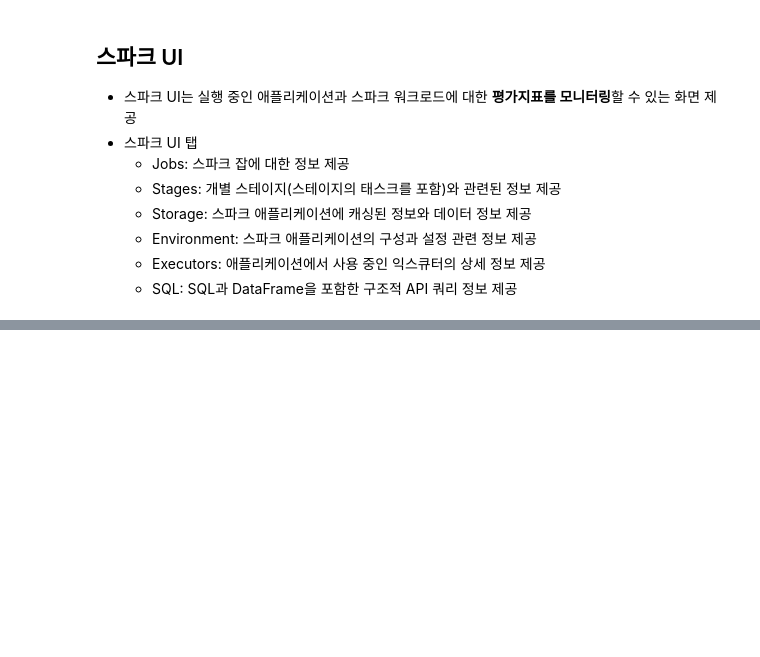
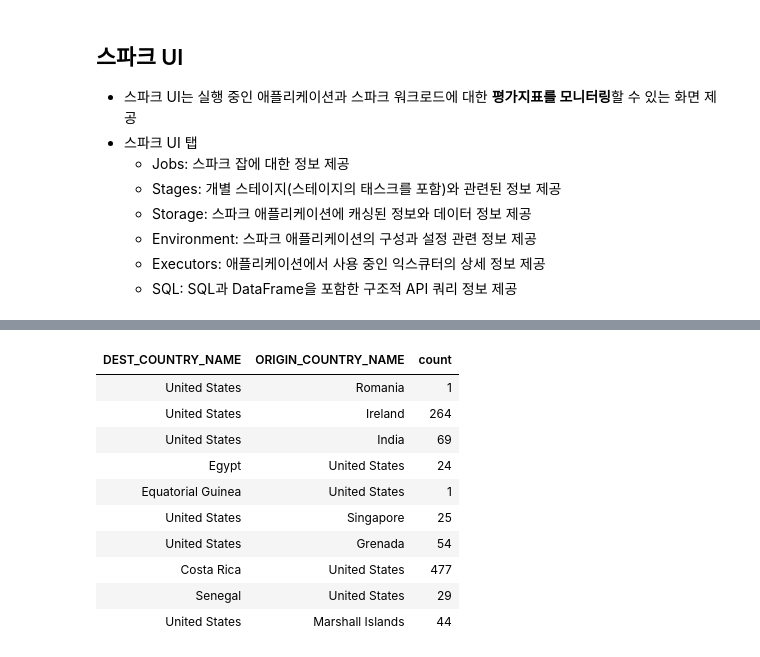
Before and after one commit to PingPingE/Spark, a Jupyter notebook: Part4/Chapter18.ipynb, the cells around one changed output, grey strips where cells are left out. Cells and saved outputs as stored; diff of their text form; code cells hidden in the pictures; blank space fills up the shorter version.

Commit message:
Spark:The Definitive Guide Chapter18

```diff
--- a/Part4/Chapter18.ipynb
+++ b/Part4/Chapter18.ipynb
@@ -75,3 +75,6 @@
   - Environment: 스파크 애플리케이션의 구성과 설정 관련 정보 제공
   - Executors: 애플리케이션에서 사용 중인 익스큐터의 상세 정보 제공
   - SQL: SQL과 DataFrame을 포함한 구조적 API 쿼리 정보 제공
+# %%
+path = '/FileStore/tables/bin/2010-summary.parquet'
+df = spark.read.parquet(path)
@@ -77,0 +83,14 @@
+# %%
+display(df.limit(10))
+# %% [output]
+| DEST_COUNTRY_NAME | ORIGIN_COUNTRY_NAME | count |
+| United States | Romania | 1 |
+| United States | Ireland | 264 |
+| United States | India | 69 |
+| Egypt | United States | 24 |
+| Equatorial Guinea | United States | 1 |
+| United States | Singapore | 25 |
+| United States | Grenada | 54 |
+| Costa Rica | United States | 477 |
+| Senegal | United States | 29 |
+| United States | Marshall Islands | 44 |
```
Also changed, not shown: parts of 27 cells of this notebook.
